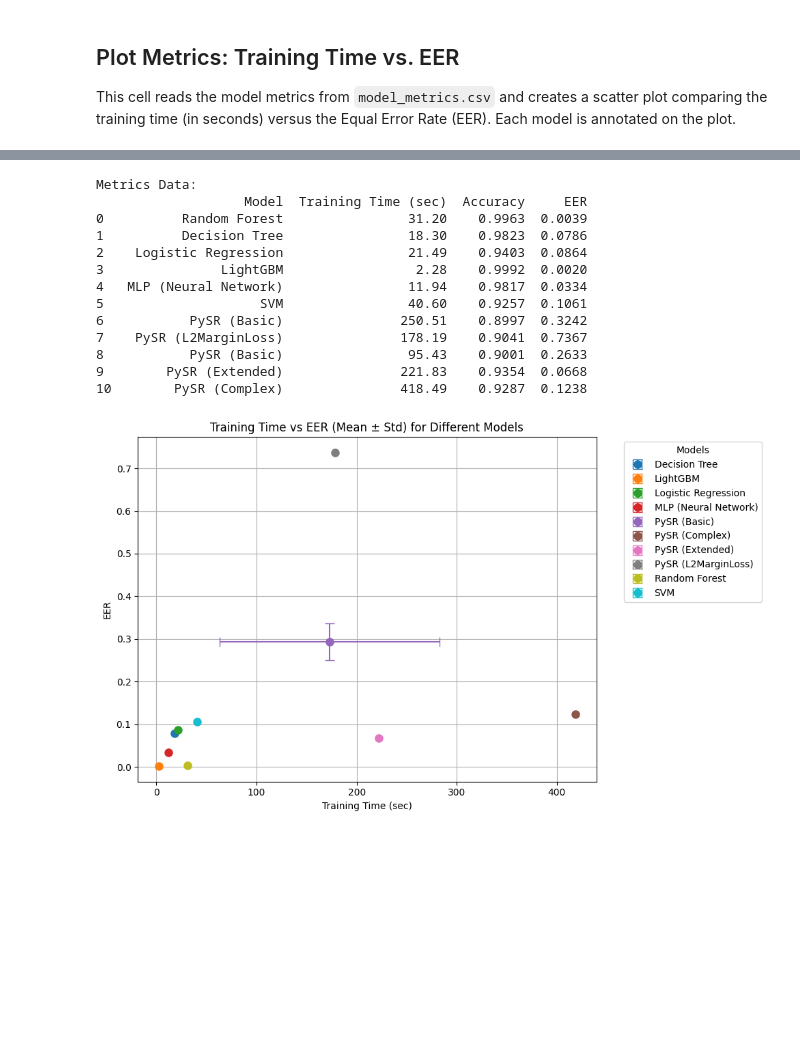
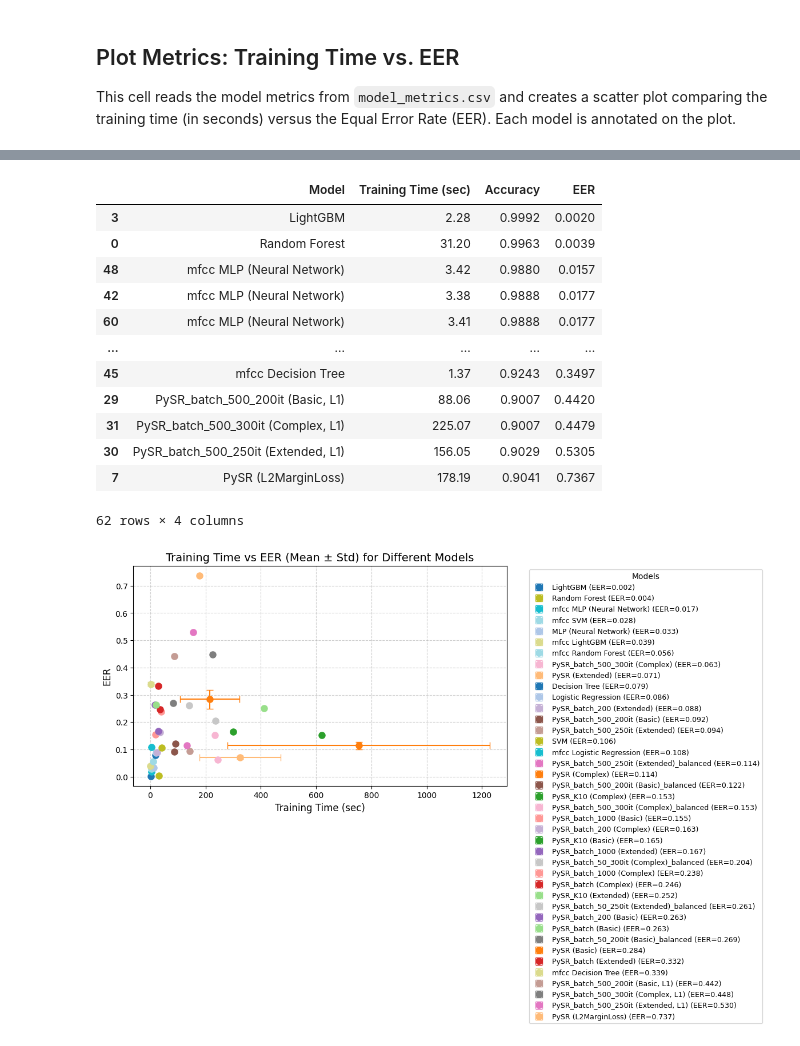
Before and after one commit to VictorBeraldo/audio_symbolic_regression, a Jupyter notebook: notebooks/ranking.ipynb, the cells around one changed output, grey strips where cells are left out. Cells and saved outputs as stored; diff of their text form; code cells hidden in the pictures; blank space fills up the shorter version.

```diff
--- a/notebooks/ranking.ipynb
+++ b/notebooks/ranking.ipynb
@@ -10,7 +10,7 @@ import pandas as pd
 import matplotlib.pyplot as plt
 
 # Read the CSV file containing metrics
-df_metrics = pd.read_csv("model_metrics.csv")
+df_metrics = pd.read_csv("model_metrics_val.csv")
 print("Metrics Data:")
 print(df_metrics)
 
@@ -48,51 +52,61 @@ Metrics Data:
+# %%
+df_metrics.sort_values(by='EER')
+# %% [output]
+|  | Model | Training Time (sec) | Accuracy | EER |
+| 3 | LightGBM | 2.28 | 0.9992 | 0.0020 |
+| 0 | Random Forest | 31.20 | 0.9963 | 0.0039 |
+| 48 | mfcc MLP (Neural Network) | 3.42 | 0.9880 | 0.0157 |
+| 42 | mfcc MLP (Neural Network) | 3.38 | 0.9888 | 0.0177 |
+| 60 | mfcc MLP (Neural Network) | 3.41 | 0.9888 | 0.0177 |
+| ... | ... | ... | ... | ... |
+| 45 | mfcc Decision Tree | 1.37 | 0.9243 | 0.3497 |
+| 29 | PySR_batch_500_200it (Basic, L1) | 88.06 | 0.9007 | 0.4420 |
+| 31 | PySR_batch_500_300it (Complex, L1) | 225.07 | 0.9007 | 0.4479 |
+| 30 | PySR_batch_500_250it (Extended, L1) | 156.05 | 0.9029 | 0.5305 |
+| 7 | PySR (L2MarginLoss) | 178.19 | 0.9041 | 0.7367 |
+62 rows × 4 columns
 # %%
 import pandas as pd
 import matplotlib.pyplot as plt
+import matplotlib.cm as cm
+import numpy as np
 
-# Ler o CSV com métricas
-df_metrics = pd.read_csv("model_metrics.csv")
-print("Metrics Data:")
-print(df_metrics)
+# Carregar métricas
+df_metrics = pd.read_csv("model_metrics_val.csv")
 
-# Agrupar por modelo e calcular média e desvio padrão
+# Agrupar e organizar
 agg = df_metrics.groupby("Model").agg({
     "Training Time (sec)": ["mean", "std"],
     "EER": ["mean", "std"]
 }).reset_index()
+agg.columns = ["Model", "Time_mean", "Time_std", "EER_mean", "EER_std"]
+agg = agg.sort_values("EER_mean")
 
-# Renomear colunas
-agg.columns = ["Model", "Time_mean", "Time_std", "EER_mean", "EER_std"]
+# Cores consistentes
+colors = cm.tab20(np.linspace(0, 1, len(agg)))
 
-# Plot com barras de erro
-plt.figure(figsize=(10, 6))
+# Figura
+plt.figure(figsize=(12, 7))
 
-for _, row in agg.iterrows():
+# Plot com legenda tradicional (colorida + EER incluído)
+for i, row in agg.iterrows():
+    label = f"{row['Model']} (EER={row['EER_mean']:.3f})"
     plt.errorbar(
         row["Time_mean"], row["EER_mean"],
         xerr=row["Time_std"], yerr=row["EER_std"],
-        fmt='o', capsize=5, label=row["Model"], markersize=8
+        fmt='o', capsize=4, markersize=8,
+        label=label, color=colors[i]
     )
 
-# Eixos e título
-plt.xlabel("Training Time (sec)")
-plt.ylabel("EER")
-plt.title("Training Time vs EER (Mean ± Std) for Different Models")
-plt.grid(True)
-plt.legend(title="Models", bbox_to_anchor=(1.05, 1), loc='upper left')
+# Layout
+plt.xlabel("Training Time (sec)", fontsize=12)
+plt.ylabel("EER", fontsize=12)
+plt.title("Training Time vs EER (Mean ± Std) for Different Models", fontsize=14)
+plt.grid(True, linestyle="--", alpha=0.6)
+
+# Legenda tradicional colorida e fora do gráfico
+plt.legend(title="Models", bbox_to_anchor=(1.05, 1), loc='upper left', fontsize=9)
 plt.tight_layout()
 plt.show()
 # %% [output]
-Metrics Data:
-                   Model  Training Time (sec)  Accuracy     EER
-0          Random Forest                31.20    0.9963  0.0039
-1          Decision Tree                18.30    0.9823  0.0786
-2    Logistic Regression                21.49    0.9403  0.0864
-3               LightGBM                 2.28    0.9992  0.0020
-4   MLP (Neural Network)                11.94    0.9817  0.0334
-5                    SVM                40.60    0.9257  0.1061
-6           PySR (Basic)               250.51    0.8997  0.3242
-7    PySR (L2MarginLoss)               178.19    0.9041  0.7367
-8           PySR (Basic)                95.43    0.9001  0.2633
-9        PySR (Extended)               221.83    0.9354  0.0668
-10        PySR (Complex)               418.49    0.9287  0.1238
-[figure, old version]
+[figure, new version]
```
Also changed, not shown: parts of 1 cell of this notebook, 9 other files.
